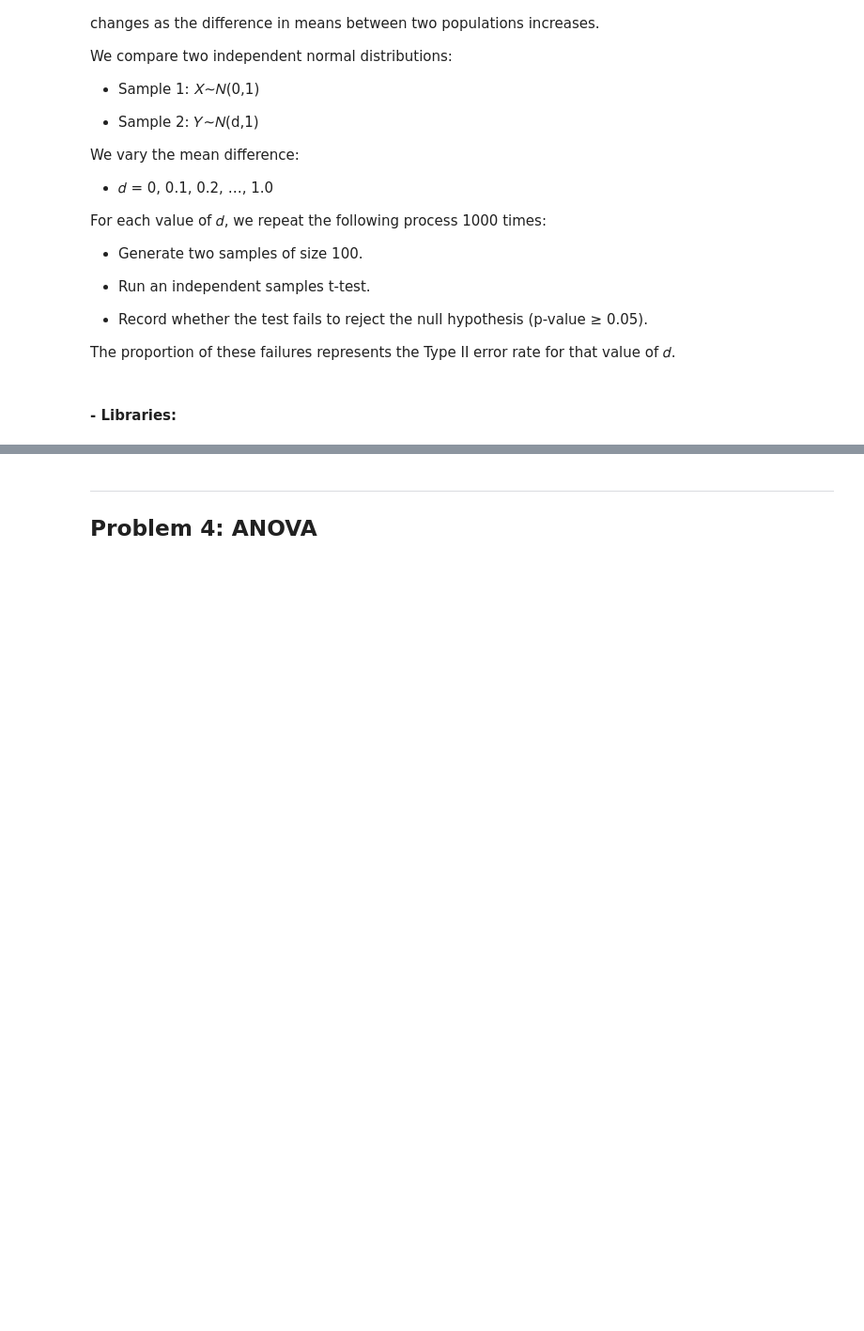
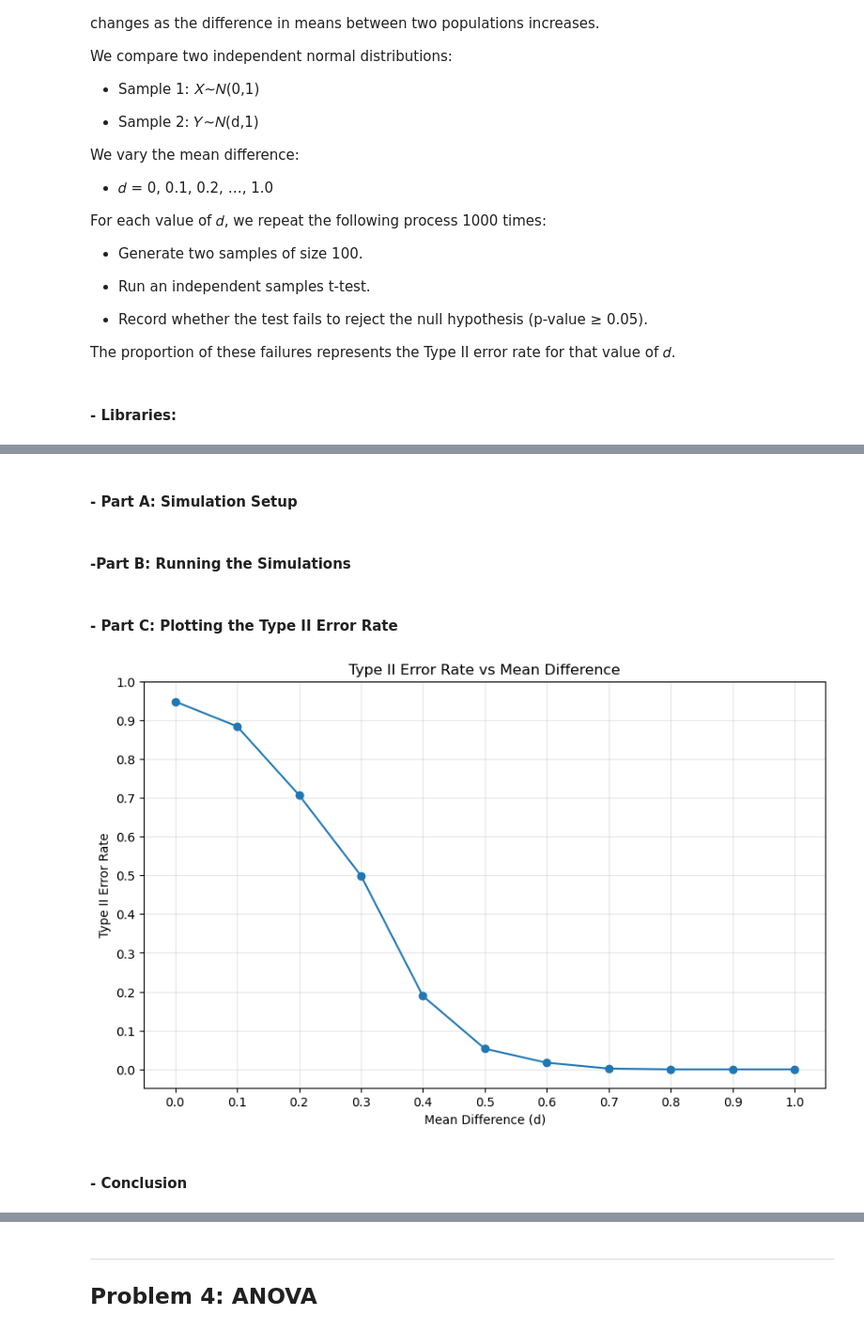
Before and after one commit to RodrigoDMU/applied_statistics_assessment, a Jupyter notebook: problems.ipynb, the cells around one changed output, grey strips where cells are left out. Shown at 94% size. Saved outputs shown, nothing was run; the diff lists cells and outputs as text; code cells hidden in the pictures; blank space fills up the shorter version.

```diff
--- a/problems.ipynb
+++ b/problems.ipynb
@@ -442,0 +456,2 @@ fsdfsdf
+# %% [markdown]
+#### - Part A: Simulation Setup
@@ -442,0 +467,48 @@ fsdfsdf
+# %% [markdown]
+ #### -Part B: Running the Simulations
+# %%
+# Simulation loop over different true mean differences (d).
+for d in mean_differences:
+    failures = 0 # Counter for Type II errors (failures to reject H0 when it is false).
+
+    for _ in range(num_simulations): # Repeating the experiment num_simulations times
+        sample_1 = np.random.randn(sample_size) # Drawing first sample from standard normal distribution (mean = 0, sd = 1).
+        sample_2 = np.random.randn(sample_size) + d # Drawing second sample from normal distribution with mean = d and sd = 1.
+
+        _, p_value = ttest_ind(sample_1, sample_2) # Performing independent two-sample t-test.
+
+        if p_value >= alpha: # If p-value is greater than or equal to alpha,
+            failures += 1  # we fail to reject the null hypothesis (Type II error)
+
+    type_ii_errors.append(failures / num_simulations) # Storing the proportion of Type II errors for this mean difference.
+# %% [markdown]
+#### - Part C: Plotting the Type II Error Rate
+# %%
+# Plotting the curve.
+plt.figure(figsize=(10,6))
+# Plot the Type II error rates against the true mean differences.
+plt.plot(mean_differences, type_ii_errors, marker='o')
+    # - mean_differences: values of d from 0.0 to 1.0
+    # - type_ii_errors: proportion of times the null hypothesis was NOT rejected
+    # - marker='o': adds circular markers at each data point
+
+# Adding a title.
+plt.title("Type II Error Rate vs Mean Difference")
+
+# Label the x-axis and y-axis.
+plt.xlabel("Mean Difference (d)")
+plt.ylabel("Type II Error Rate")
+
+# Setting ticks every 0.1 on both axes
+plt.xticks(np.arange(0, 1.1, 0.1))
+plt.yticks(np.arange(0, 1.1, 0.1))
+
+# Adding a grid with light transparency to improve readability.
+plt.grid(alpha=0.3)
+
+# Displaying the plot.
+plt.show()
+# %% [output]
+[figure, added]
+# %% [markdown]
+####  - Conclusion
```
Also changed, not shown: parts of 9 cells of this notebook.
